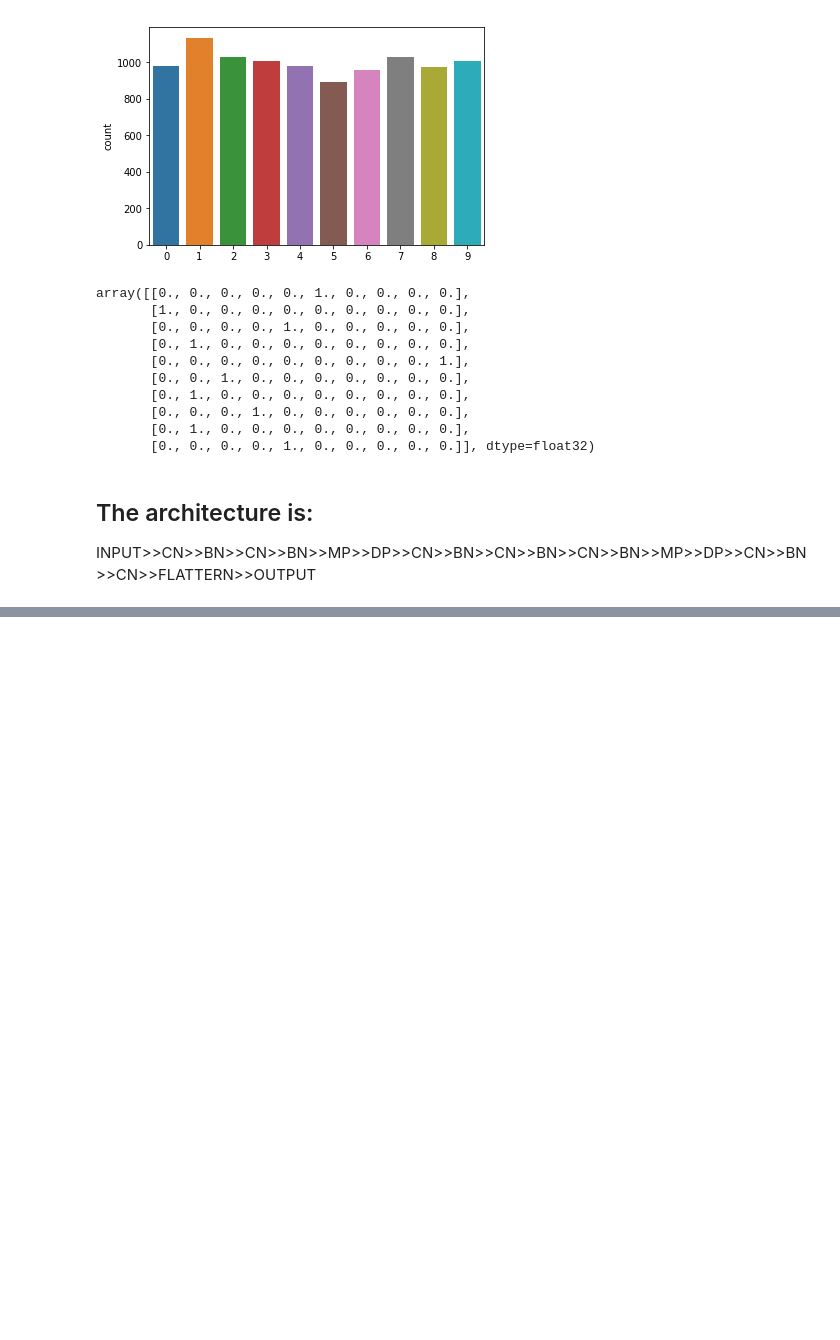
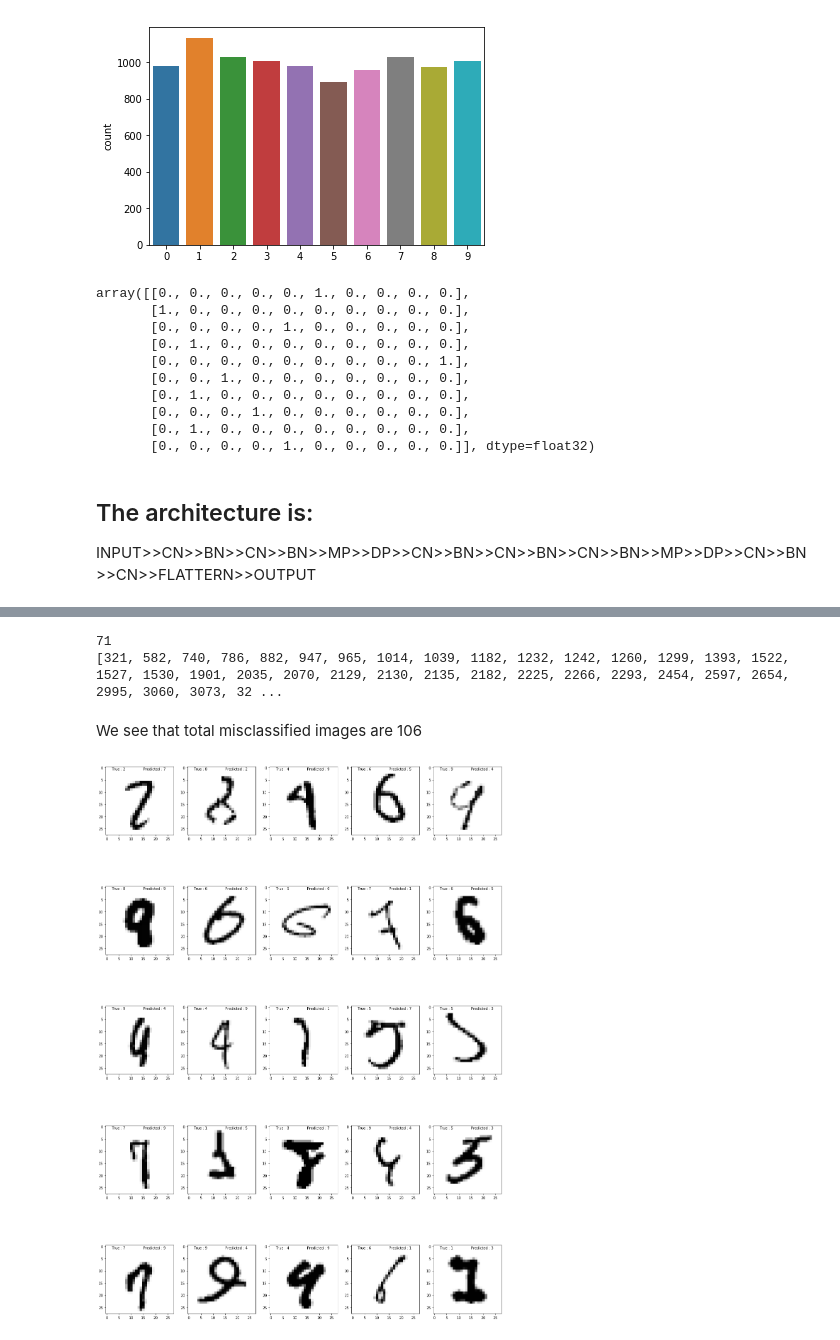
Before and after one commit to inboxpraveen/EVA-SchoolOfAi-2019, a Jupyter notebook: P5/5.ipynb, the cells around one changed output, grey strips where cells are left out. Cells and saved outputs as stored; diff of their text form; code cells hidden in the pictures; blank space fills up the shorter version.

```diff
--- a/P5/5.ipynb
+++ b/P5/5.ipynb
@@ -280,0 +263,38 @@ MAXIMUM VALIDATION ACCURACY WITH BATCH SIZE 256 IS : 99.44
+# %%
+count=0
+image_index=list()
+for i in range(len(true_labels)):
+  if predicted_classes[i] != true_labels[i]:
+    image_index.append(i)
+    count+=1
+# %%
+print(count)
+print(image_index)
+# %% [output]
+71
+[321, 582, 740, 786, 882, 947, 965, 1014, 1039, 1182, 1232, 1242, 1260, 1299, 1393, 1522, 1527, 1530, 1901, 2035, 2070, 2129, 2130, 2135, 2182, 2225, 2266, 2293, 2454, 2597, 2654, 2995, 3060, 3073, 32 ...
+# %% [markdown]
+We see that total misclassified images are 106
+# %%
+flag=0
+n_row = 5
+n_col = 5
+j=0
+# Plot the first 8 eignenvalues
+plt.figure(figsize=(20,30))
+
+for i in range(len(true_labels)):
+  if predicted_classes[i] != true_labels[i]:
+    plt.subplot(n_row, n_col, j + 1)
+    img = X_test[i].reshape([28,28])
+    plt.imshow(img,cmap='Greys')
+    plt.text(x=2,y=1,s='True : '+str(true_labels[i]))
+    plt.text(x=15,y=1,s='Predicted : '+str(predicted_classes[i]))
+    flag+=1
+    j+=1
+  if flag==25:
+    break
+
+plt.show()
+# %% [output]
+[figure, added]
```
Also changed, not shown: parts of 15 cells of this notebook.
